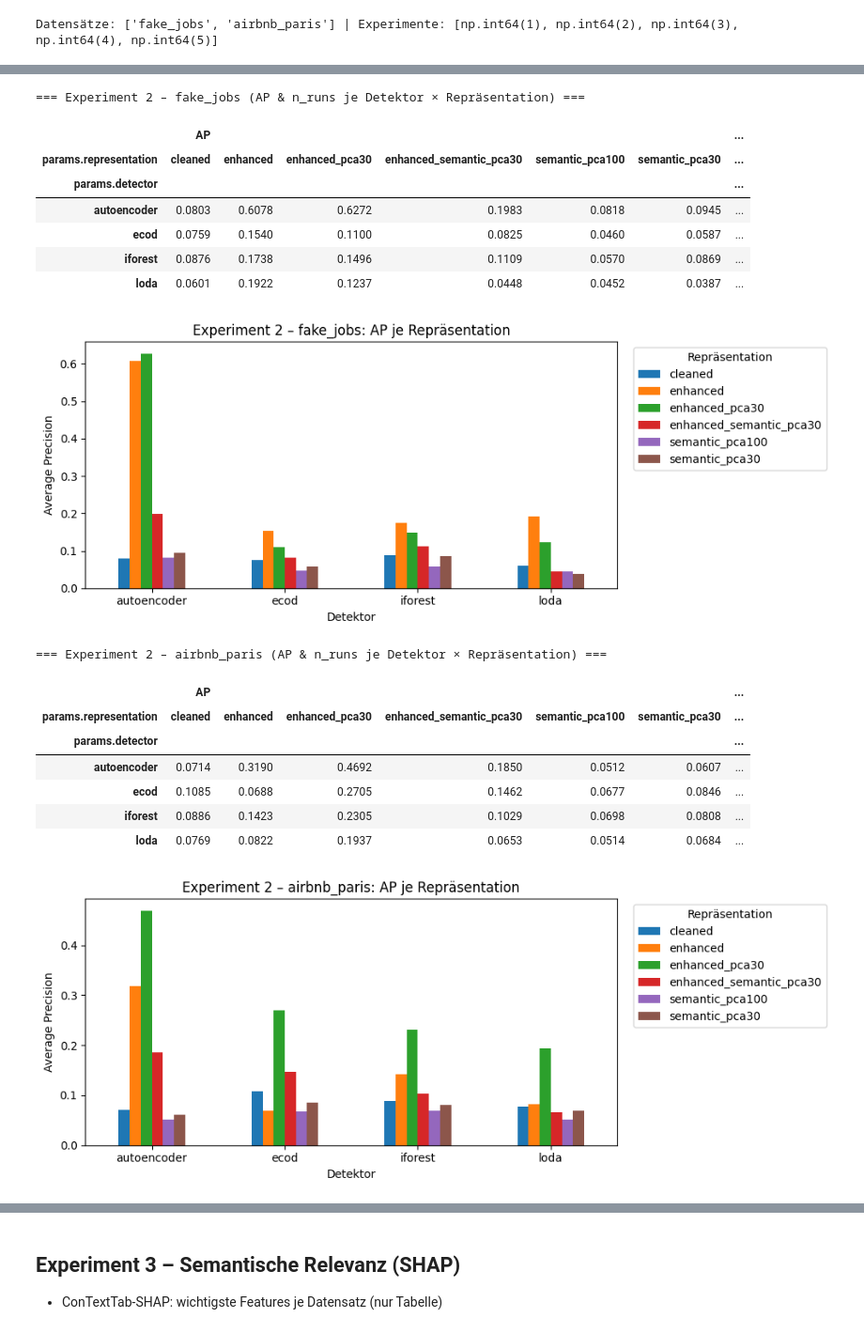
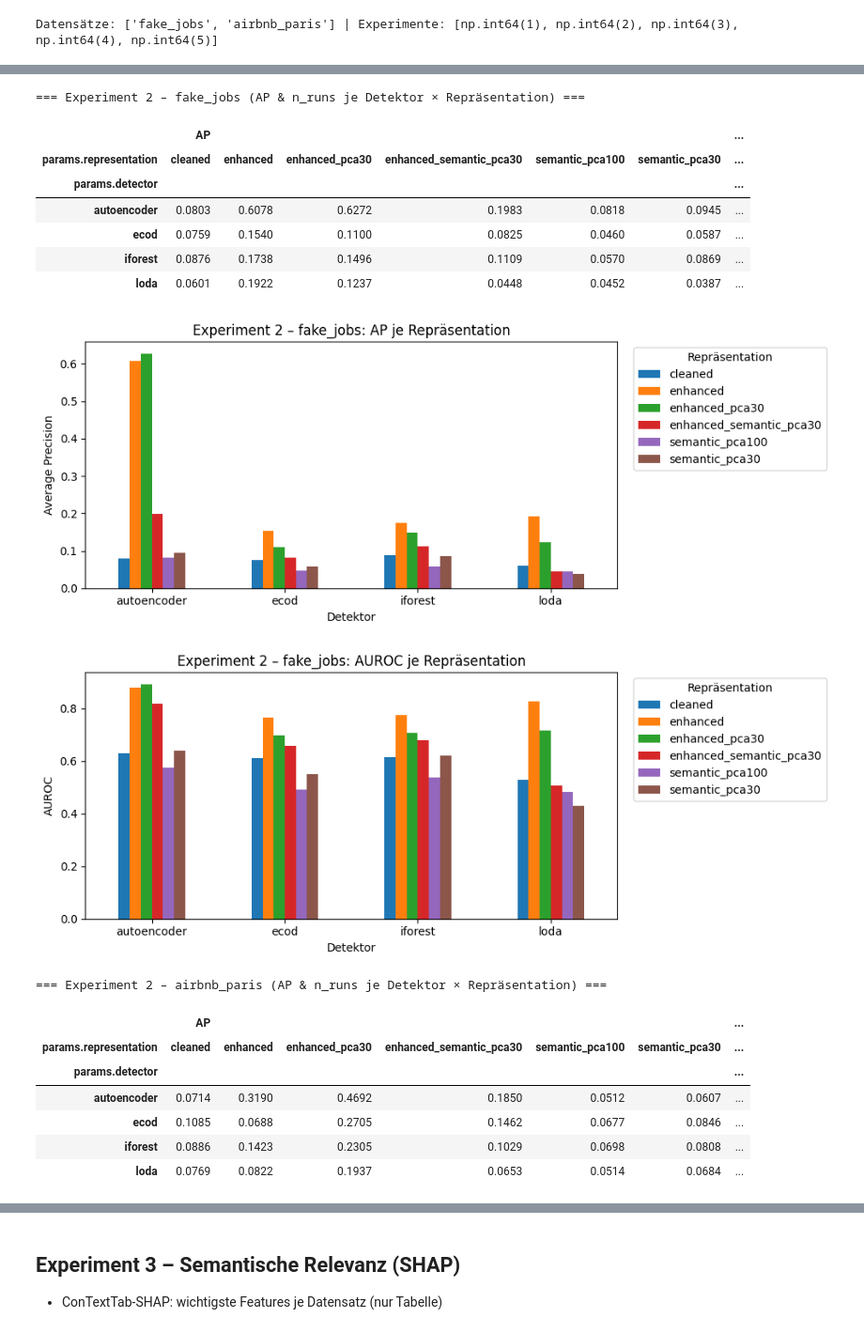
Before and after one commit to florivz/tfm-anomaly-detection, a Jupyter notebook: experiment_summary.ipynb, the cells around one changed output, grey strips where cells are left out. Shown at 94% size. Cells and saved outputs as stored; diff of their text form; code cells hidden in the pictures.

```diff
--- a/experiment_summary.ipynb
+++ b/experiment_summary.ipynb
@@ -99,30 +116,42 @@ for ds in datasets:
 # %%
 for ds in datasets:
     sub = df[(df["exp_num"] == 2) & (df["dataset"] == ds)] if len(df) else df
     if not len(sub):
         print(f"{ds}: keine Exp-2-Runs")
         continue
     piv = sub.pivot_table(index="params.detector", columns="params.representation", values="AP", aggfunc=["mean", "size"]).round(4)
     piv = piv.rename(columns={"mean": "AP", "size": "n_runs"}, level=0)
+    piv.to_csv(f"{RESULT_DIR}/exp2_{ds}.csv")
     print(f"=== Experiment 2 – {ds} (AP & n_runs je Detektor × Repräsentation) ===")
     display(piv)
     ax = piv["AP"].plot.bar(figsize=(10, 4), rot=0)
     ax.set_title(f"Experiment 2 – {ds}: AP je Repräsentation")
     ax.set_ylabel("Average Precision")
     ax.set_xlabel("Detektor")
     ax.legend(title="Repräsentation", bbox_to_anchor=(1.02, 1), loc="upper left")
     plt.tight_layout()
     plt.show()
+
+    # AUROC je Detektor × Repräsentation
+    piv_auc = sub.pivot_table(index="params.detector", columns="params.representation", values="AUROC", aggfunc="mean").round(4)
+    ax = piv_auc.plot.bar(figsize=(10, 4), rot=0)
+    ax.set_title(f"Experiment 2 – {ds}: AUROC je Repräsentation")
+    ax.set_ylabel("AUROC")
+    ax.set_xlabel("Detektor")
+    ax.legend(title="Repräsentation", bbox_to_anchor=(1.02, 1), loc="upper left")
+    plt.tight_layout()
+    plt.show()
 # %% [output]
 === Experiment 2 – fake_jobs (AP & n_runs je Detektor × Repräsentation) ===
 |  | AP |  |  |  |  |  | ... |
 | params.representation | cleaned | enhanced | enhanced_pca30 | enhanced_semantic_pca30 | semantic_pca100 | semantic_pca30 | ... |
 | params.detector |  |  |  |  |  |  | ... |
 | autoencoder | 0.0803 | 0.6078 | 0.6272 | 0.1983 | 0.0818 | 0.0945 | ... |
 | ecod | 0.0759 | 0.1540 | 0.1100 | 0.0825 | 0.0460 | 0.0587 | ... |
 | iforest | 0.0876 | 0.1738 | 0.1496 | 0.1109 | 0.0570 | 0.0869 | ... |
 | loda | 0.0601 | 0.1922 | 0.1237 | 0.0448 | 0.0452 | 0.0387 | ... |
 [figure]
+[figure, new version]
 === Experiment 2 – airbnb_paris (AP & n_runs je Detektor × Repräsentation) ===
 |  | AP |  |  |  |  |  | ... |
 | params.representation | cleaned | enhanced | enhanced_pca30 | enhanced_semantic_pca30 | semantic_pca100 | semantic_pca30 | ... |
@@ -131,4 +160,3 @@ for ds in datasets:
 | ecod | 0.1085 | 0.0688 | 0.2705 | 0.1462 | 0.0677 | 0.0846 | ... |
 | iforest | 0.0886 | 0.1423 | 0.2305 | 0.1029 | 0.0698 | 0.0808 | ... |
 | loda | 0.0769 | 0.0822 | 0.1937 | 0.0653 | 0.0514 | 0.0684 | ... |
-[figure, old version]
```
Also changed, not shown: parts of 10 cells of this notebook, 11 other files.
